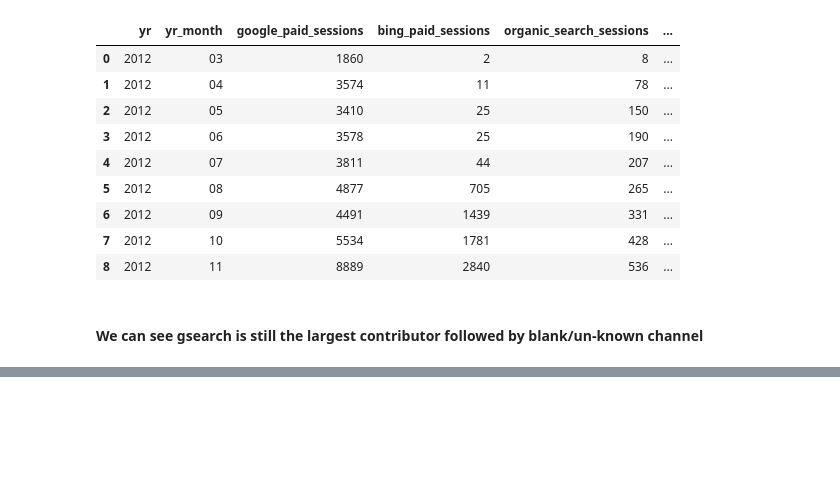
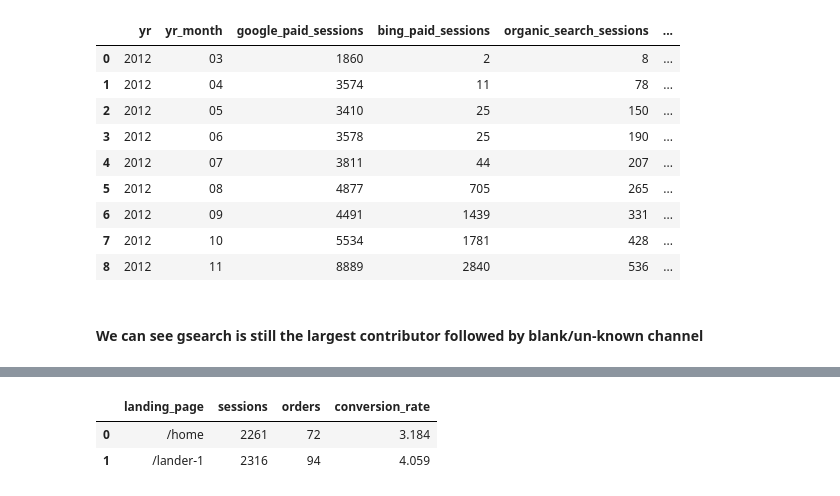
Before and after one commit to mavendataguy/SQL, a Jupyter notebook: SQL_Data_Analysis.ipynb, the cells around one changed output, grey strips where cells are left out. Saved outputs shown, nothing was run; the diff lists cells and outputs as text; code cells hidden in the pictures; blank space fills up the shorter version.

```diff
--- a/SQL_Data_Analysis.ipynb
+++ b/SQL_Data_Analysis.ipynb
@@ -288,0 +282,35 @@ group by strftime('%Y',website_sessions.created_at), strftime('%m',website_sessi
+# %%
+pd.read_sql("""
+With landers_sessions_q6 as
+(
+	select session_fpages_q6.website_session_id,
+	website_pageviews.pageview_url as landing_page
+	from
+	(
+	select min(website_pageview_id) first_pageview_id,
+	--website_pageview_id pageview_id --,pageview_url,
+	website_pageviews.website_session_id
+	from website_pageviews INNER JOIN website_sessions
+	on website_pageviews.website_session_id = website_sessions.website_session_id
+	where website_pageviews.website_pageview_id >=(select min(website_pageview_id) from website_pageviews where pageview_url='/lander-1')
+	and website_pageviews.created_at < '2012-07-28' -- '2012-11-27'
+	and utm_source='gsearch' and utm_campaign = 'nonbrand'
+	group by website_pageviews.website_session_id
+	) session_fpages_q6 left join website_pageviews
+	on session_fpages_q6.first_pageview_id = website_pageviews.website_pageview_id
+	where website_pageviews.pageview_url  in ('/home','/lander-1')
+)
+select landers_sessions_q6.landing_page,
+count (landers_sessions_q6.website_session_id) as sessions,
+count(distinct orders.order_id) as orders,
+round(count(distinct orders.order_id) * 1.0 /
+	count (landers_sessions_q6.website_session_id)*100 , 3)  as conversion_rate
+from landers_sessions_q6 left join orders
+on landers_sessions_q6.website_session_id = orders.website_session_id
+group by landers_sessions_q6.landing_page
+"""
+,con=conn).head(10)
+# %% [output]
+|  | landing_page | sessions | orders | conversion_rate |
+| 0 | /home | 2261 | 72 | 3.184 |
+| 1 | /lander-1 | 2316 | 94 | 4.059 |
```
Also changed, not shown: parts of 26 cells of this notebook.
